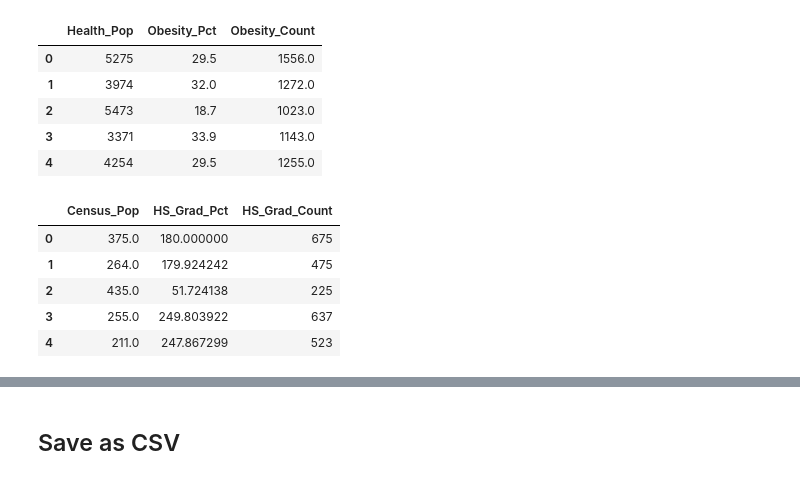
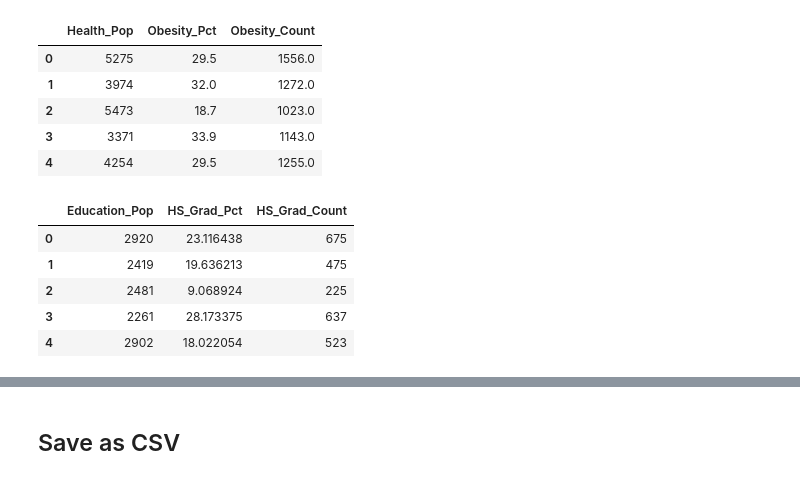
Before and after one commit to swatimisra/SDS336-Project, a Jupyter notebook: merging_cleaning_official.ipynb, the cells around one changed output, grey strips where cells are left out. Drawn from its saved outputs; the diff is of its cells as text; code cells hidden in the pictures.

```diff
--- a/merging_cleaning_official.ipynb
+++ b/merging_cleaning_official.ipynb
@@ -13,13 +13,15 @@ import censusdata
 # %%
 # --- Variables of interest ---
 variables = [
-    'B00001_001E',  # Total population
     'B19013_001E',  # Median income
+    'B01002_001E',  # Median age
     'B17001_002E',  # Poverty
+    'B17001_001E',  # Poverty population
     'B15003_017E',  # HS grad
     'B15003_022E',  # Bachelor's degree
+    'B15003_001E',  # Education population
     'B23025_005E',  # Unemployed
-    'B01002_001E'   # Median age
+    'B23025_001E'   # Unemployed population
 ]
 
 # --- Valid state FIPS codes (50 states + DC) ---
@@ -76,13 +78,15 @@ census_df["Tract_FIPS_full"] = (
 
 #rename variables
 census_df.rename(columns={
-    'B00001_001E': 'Census_Pop',
     'B19013_001E': 'Median_Income',
+    'B01002_001E': 'Median_Age',
     'B17001_002E': 'Poverty_Count',
+    'B17001_001E': 'Poverty_Pop',
     'B15003_017E': 'HS_Grad_Count',
     'B15003_022E': 'Bachelors_Count',
+    'B15003_001E': 'Education_Pop',
     'B23025_005E': 'Unemployed_Count',
-    'B01002_001E': 'Median_Age'
+    'B23025_001E': 'Unemployed_Pop'
 }, inplace=True)
 
 
@@ -285,20 +291,21 @@ merged_df[["Health_Pop", "Obesity_Pct", "Obesity_Count"]].head()
 | 4 | 4254 | 29.5 | 1255.0 |
 # %%
 #make new variables for percentages (census data)
-#using the Census_Pop (from census data)
-for col in ["Poverty_Count", "HS_Grad_Count", "Bachelors_Count", "Unemployed_Count"]:
-    new_col = col.replace("_Count", "_Pct")
-    merged_df[new_col] = (merged_df[col] / merged_df["Census_Pop"]) * 100
+#using the population from each universe
+merged_df["Poverty_Pct"] = (merged_df["Poverty_Count"] / merged_df["Poverty_Pop"]) * 100
+merged_df["HS_Grad_Pct"] = (merged_df["HS_Grad_Count"] / merged_df["Education_Pop"]) * 100
+merged_df["Bachelors_Pct"] = (merged_df["Bachelors_Count"] / merged_df["Education_Pop"]) * 100
+merged_df["Unemployed_Pct"] = (merged_df["Unemployed_Count"] / merged_df["Unemployed_Pop"]) * 100
 # %%
 #check the raw numbers
-merged_df[["Census_Pop", "HS_Grad_Pct", "HS_Grad_Count"]].head()
+merged_df[["Education_Pop", "HS_Grad_Pct", "HS_Grad_Count"]].head()
 # %% [output]
-|  | Census_Pop | HS_Grad_Pct | HS_Grad_Count |
-| 0 | 375.0 | 180.000000 | 675 |
-| 1 | 264.0 | 179.924242 | 475 |
-| 2 | 435.0 | 51.724138 | 225 |
-| 3 | 255.0 | 249.803922 | 637 |
-| 4 | 211.0 | 247.867299 | 523 |
+|  | Education_Pop | HS_Grad_Pct | HS_Grad_Count |
+| 0 | 2920 | 23.116438 | 675 |
+| 1 | 2419 | 19.636213 | 475 |
+| 2 | 2481 | 9.068924 | 225 |
+| 3 | 2261 | 28.173375 | 637 |
+| 4 | 2902 | 18.022054 | 523 |
 # %%
 merged_df.head()
 # %% [output]
```
Also changed, not shown: parts of 14 cells of this notebook.
